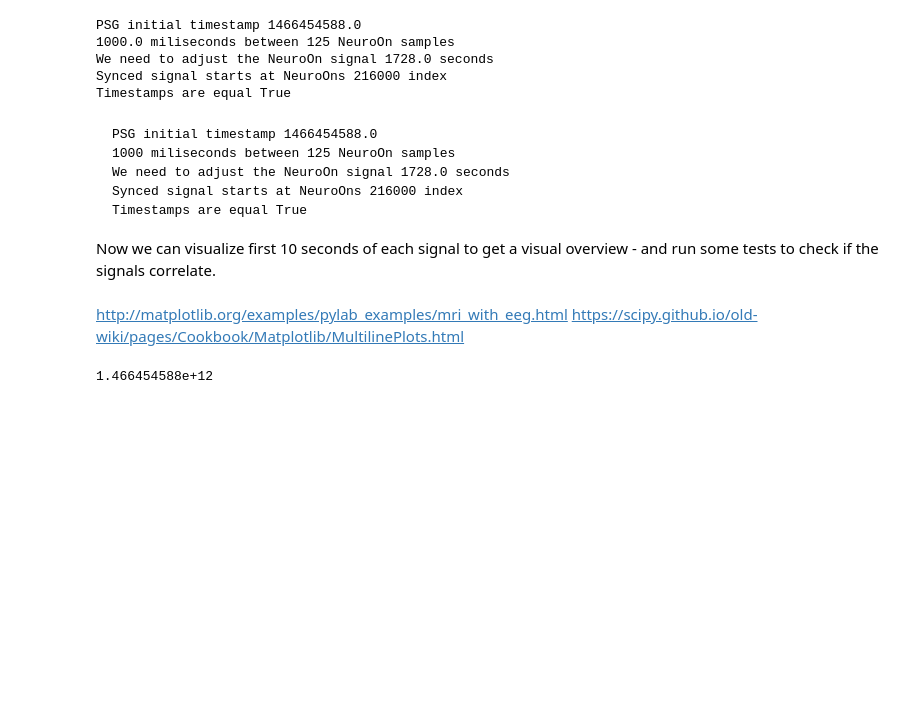
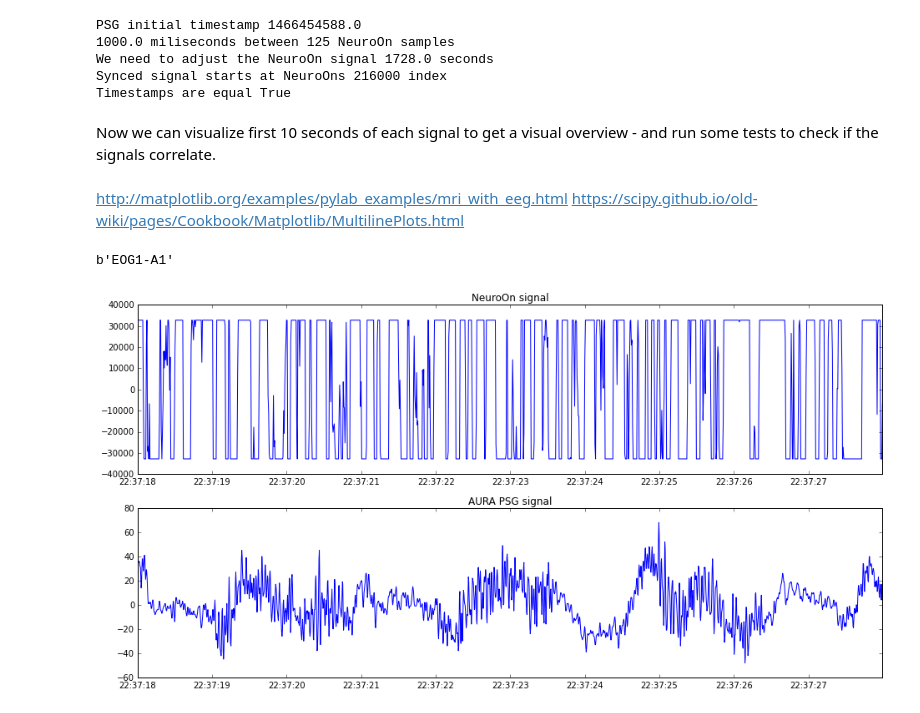
Before and after one commit to pawelngei/neuroon-notebook, a Jupyter notebook: NeuroOn.ipynb, the cells around one changed output. Drawn from its saved outputs; the diff is of its cells as text; code cells hidden in the pictures; blank space fills up the shorter version.

Commit message:
plot 10s of both signals

````diff
--- a/NeuroOn.ipynb
+++ b/NeuroOn.ipynb
@@ -122,22 +119,59 @@ We need to adjust the NeuroOn signal 1728.0 seconds
 Synced signal starts at NeuroOns 216000 index
 Timestamps are equal True
 # %% [markdown]
-```
-PSG initial timestamp 1466454588.0
-1000 miliseconds between 125 NeuroOn samples
-We need to adjust the NeuroOn signal 1728.0 seconds
-Synced signal starts at NeuroOns 216000 index
-Timestamps are equal True
-```
 Now we can visualize first 10 seconds of each signal to get a visual overview - and run some tests to check if the signals correlate.
 # %% [markdown]
 http://matplotlib.org/examples/pylab_examples/mri_with_eeg.html
 https://scipy.github.io/old-wiki/pages/Cookbook/Matplotlib/MultilinePlots.html
-# %%
-from matplotlib import pyplot as pp
-
-# show 10 seconds of both signals
-
-neuroon_signal_10s = neuroon_signal[neuroon_sync_index : neuroon_sync_index + 10 * NEUROON_SAMPLE_RATE]
-# %% [output]
-1.466454588e+12
+# %%
+# let's get EOG1-A1 signal
+
+print(edf_file.getLabel(0))
+psg_signal = edf_file.readSignal(0)
+
+PSG_SAMPLE_RATE = 200
+# %% [output]
+b'EOG1-A1'
+# %%
+from matplotlib import pyplot as pp
+pp.rcParams['figure.figsize'] = (16.0, 8.0)
+
+# show 60 seconds of both signals
+
+SECONDS_TO_DISPLAY = 10
+
+NEUROON_SAMPLES_PS = int(1000 / NEUROON_SAMPLE_RATE)
+PSG_SAMPLES_PS = int(1000 / PSG_SAMPLE_RATE)
+
+SECONDS_SHIFT = 450
+NEUROON_SHIFT = SECONDS_SHIFT * NEUROON_SAMPLE_RATE
+PSG_SHIFT = SECONDS_SHIFT * PSG_SAMPLE_RATE
+
+neuroon_signal_10s = neuroon_signal[
+    NEUROON_SHIFT + neuroon_sync_index :
+    NEUROON_SHIFT + neuroon_sync_index + SECONDS_TO_DISPLAY * NEUROON_SAMPLE_RATE
+    ]
+pp.subplot(211)
+pp.title('NeuroOn signal')
+x_neuroon = neuroon_signal_10s[:,0]
+xticks_neuroon = [datetime.fromtimestamp(x/1000).strftime('%H:%M:%S') for x in x_neuroon[::NEUROON_SAMPLE_RATE]]
+pp.xticks(x_neuroon[::NEUROON_SAMPLE_RATE], xticks_neuroon)
+y_neuroon = neuroon_signal_10s[:,1]
+pp.plot(x_neuroon, y_neuroon)
+
+pp.subplot(212)
+pp.title('AURA PSG signal')
+psg_signal_10s = psg_signal[PSG_SHIFT : PSG_SHIFT + SECONDS_TO_DISPLAY * PSG_SAMPLE_RATE]
+x_psg = np.linspace(
+    (SECONDS_SHIFT + psg_start_timestamp)  * 1000,
+    (SECONDS_SHIFT + psg_start_timestamp) * 1000 + SECONDS_TO_DISPLAY * 1000,
+    SECONDS_TO_DISPLAY * PSG_SAMPLE_RATE
+    )
+xticks_psg = [datetime.fromtimestamp(x/1000).strftime('%H:%M:%S') for x in x_psg[::PSG_SAMPLE_RATE]]
+pp.xticks(x_psg[::PSG_SAMPLE_RATE], xticks_psg)
+y_psg = psg_signal_10s
+pp.plot(x_psg, y_psg)
+
+pp.show()
+# %% [output]
+[figure, added]
````
Also changed, not shown: parts of 2 cells of this notebook.
